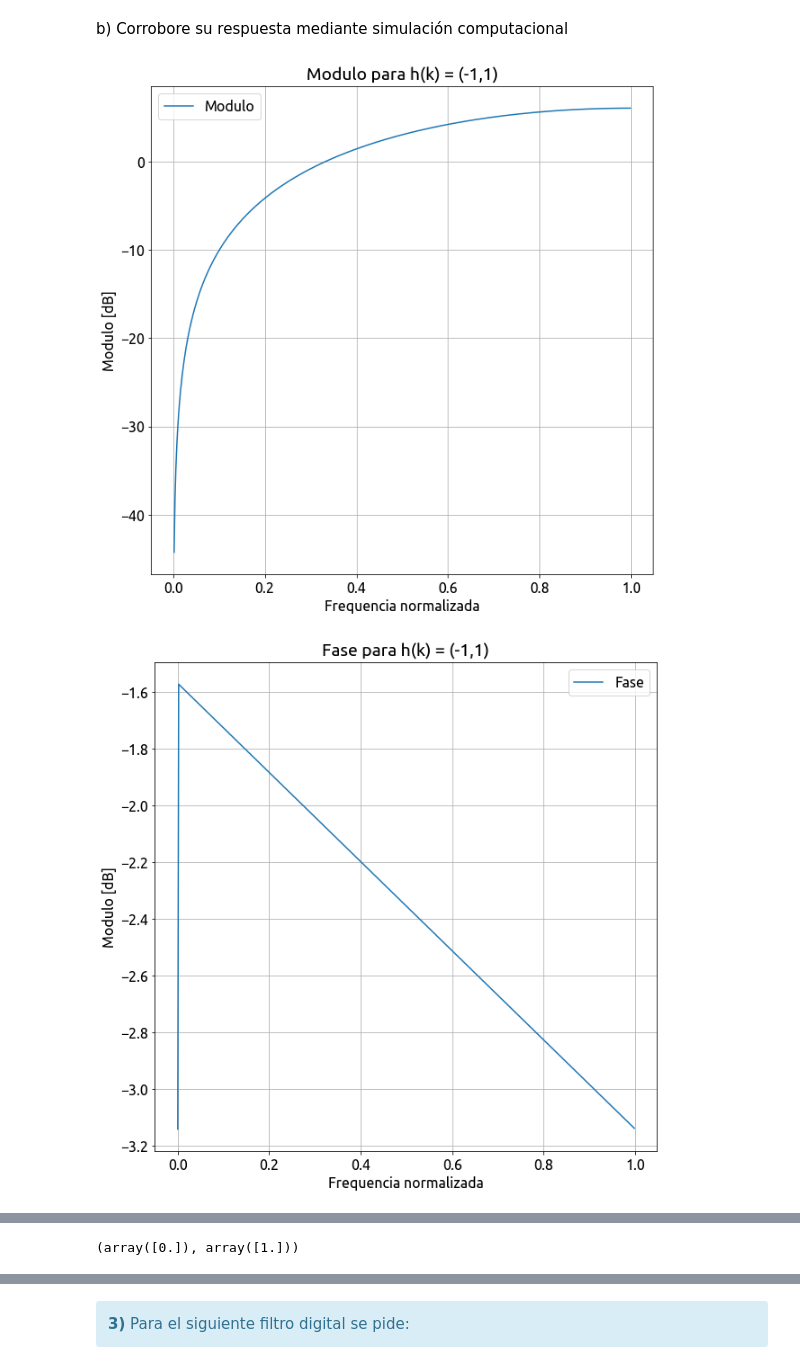
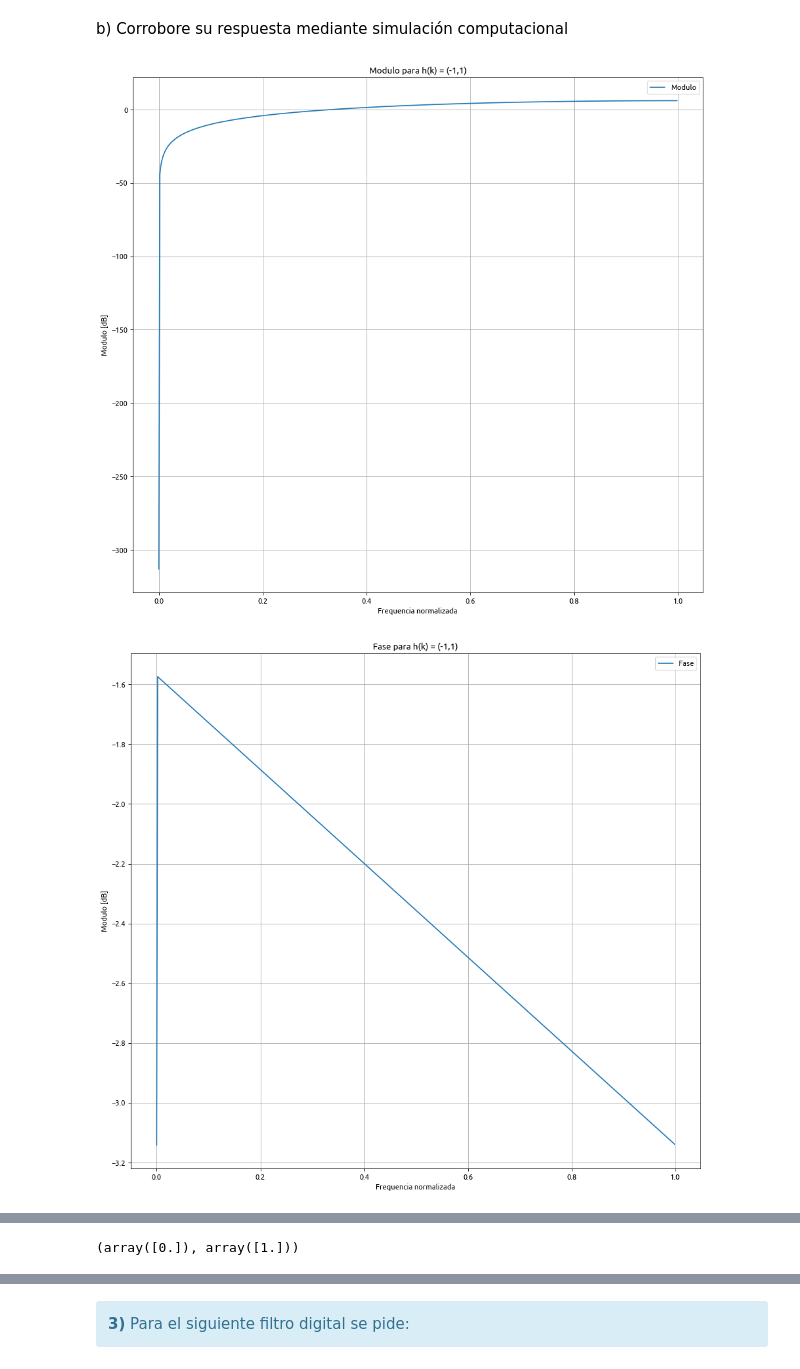
Before and after one commit to fgerce/DSP, a Jupyter notebook: TP4 - Filtrado.ipynb, the cells around one changed output, grey strips where cells are left out. Cells and saved outputs as stored; diff of their text form; code cells hidden in the pictures.

```diff
--- a/TP4 - Filtrado.ipynb
+++ b/TP4 - Filtrado.ipynb
@@ -40,7 +40,7 @@ import scipy.io as sio
 from time import time
 import control
 
-
+eps = np.finfo(float).eps
 # Insertar aquí el código para inicializar tu notebook
 ########################################################
 
@@ -187,38 +187,38 @@ $$ h(k) = (-1, 1) $$
 ##########################################
 # Acá podés generar los gráficos pedidos #
 ##########################################
 
 num = np.array([1, -1])
 den = np.array([-1, 0])
 ww, hh = sig.freqz(num, den)
 ww = ww / np.pi
 
-plt.figure(1)
-plt.plot(ww, 20*np.log10(abs(hh)), label='Modulo')
+plt.figure(1, figsize=(fig_sz_x, fig_sz_y), dpi= fig_dpi, facecolor='w', edgecolor='k')
+plt.plot(ww, 20*np.log10(abs(hh)+eps), label='Modulo')
 plt.title('Modulo para h(k) = (-1,1)')
 plt.xlabel('Frequencia normalizada')
 plt.ylabel('Modulo [dB]')
 plt.grid(which='both', axis='both')
 axes_hdl = plt.gca()
 axes_hdl.legend()
 plt.show()
 
-plt.figure(2)
+plt.figure(2, figsize=(fig_sz_x, fig_sz_y), dpi= fig_dpi, facecolor='w', edgecolor='k')
 plt.plot(ww, np.angle(hh), label='Fase')
 plt.title('Fase para h(k) = (-1,1)')
 plt.xlabel('Frequencia normalizada')
 plt.ylabel('Modulo [dB]')
 plt.grid(which='both', axis='both')
 axes_hdl = plt.gca()
 axes_hdl.legend()
 plt.show()
 
 tf = control.TransferFunction(num,den, 1)
 print (tf)
 control.pzmap(tf, Plot=True, title='Mapa polos y ceros de h(k)', grid=True)
 # %% [output]
-[figure, old version]
+[figure, new version]
-[figure, old version]
+[figure, new version]
 z - 1
 -----
   -z
```
Also changed, not shown: parts of 21 cells of this notebook, 6 other files.
